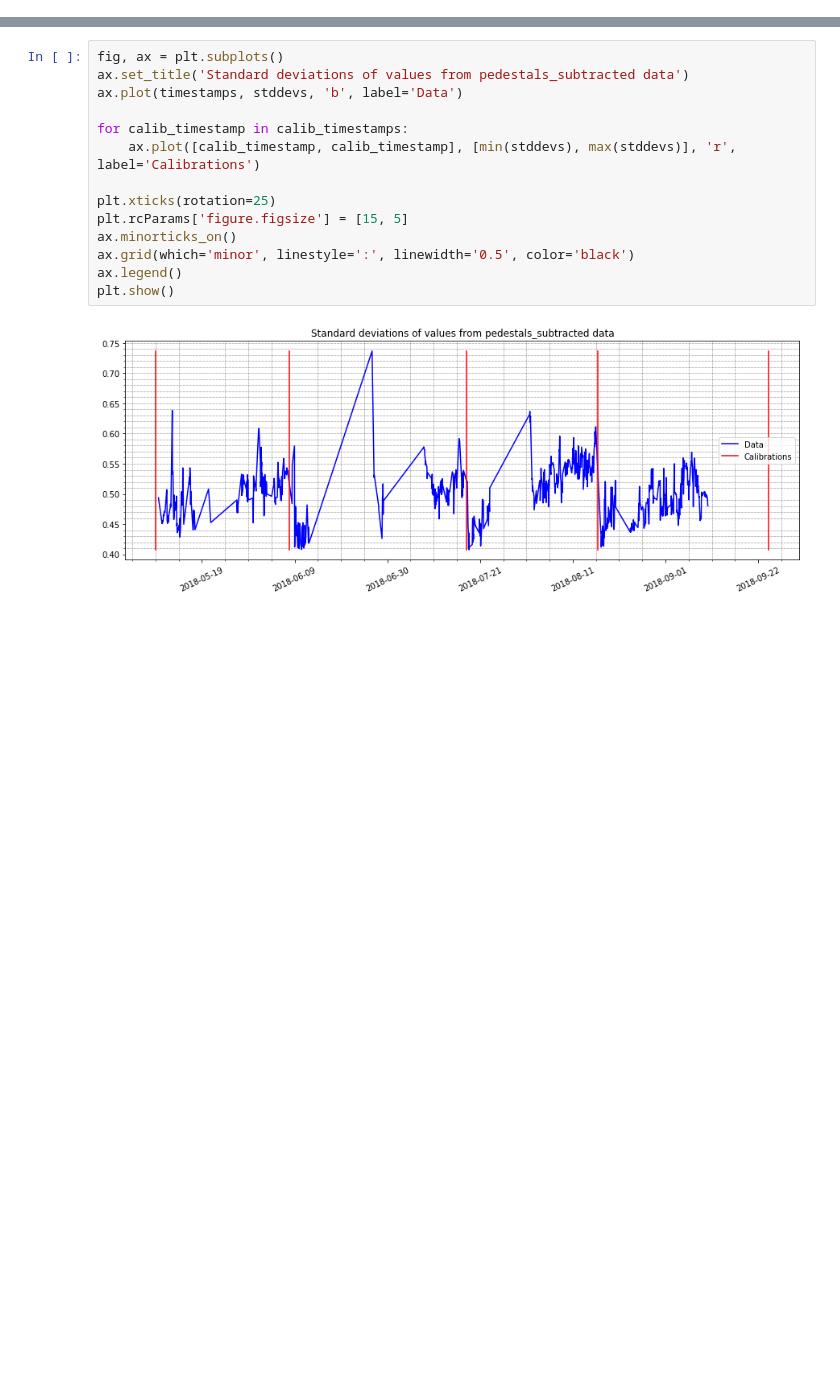
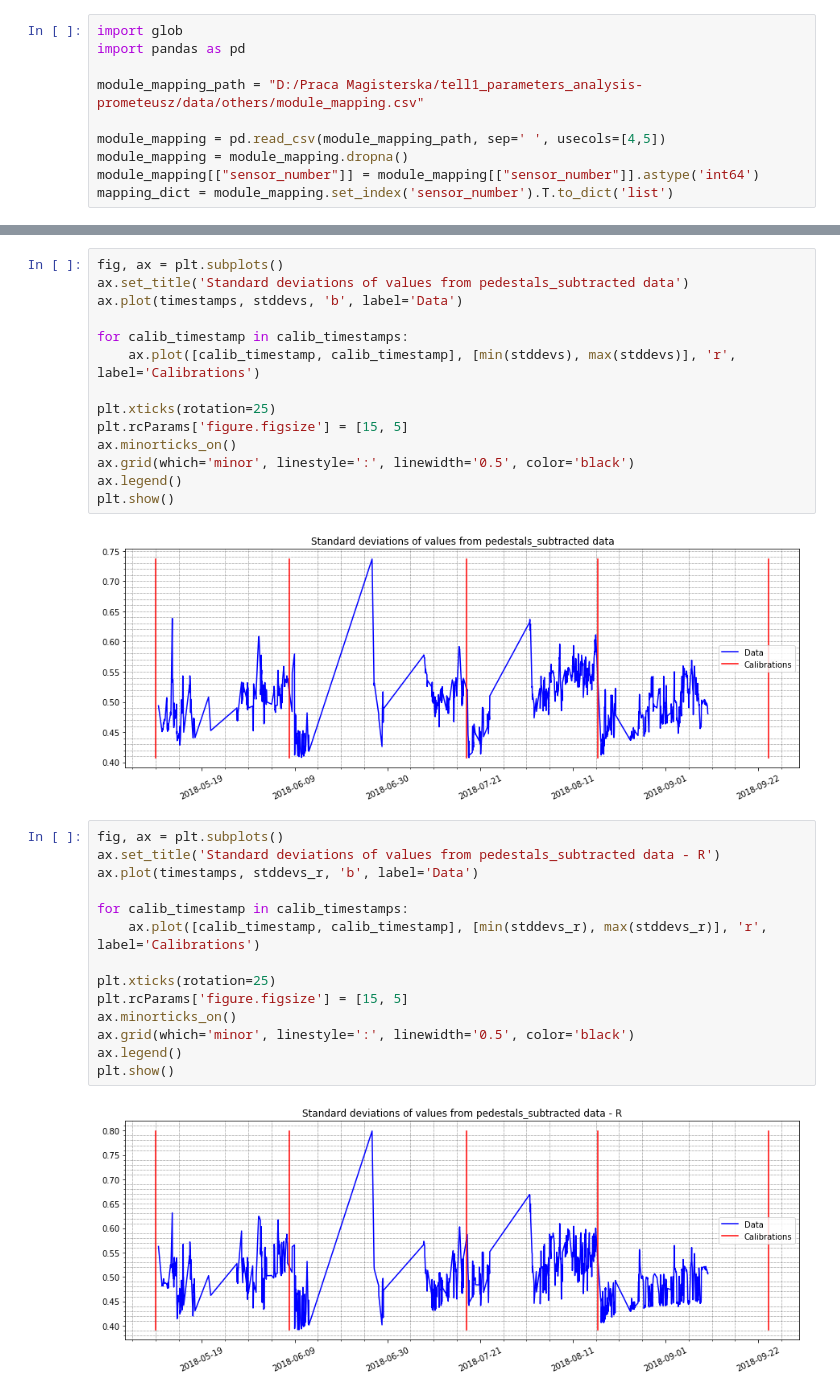
Before and after one commit to mateusz59861/praca_magisterska, a Jupyter notebook: notebooks/prepare_data.ipynb, the cells around one changed output, grey strips where cells are left out. Saved outputs shown, nothing was run; the diff lists cells and outputs as text; blank space fills up the shorter version.

```diff
--- a/notebooks/prepare_data.ipynb
+++ b/notebooks/prepare_data.ipynb
@@ -0,0 +1,10 @@
+# %%
+import glob
+import pandas as pd
+
+module_mapping_path = "D:/Praca Magisterska/tell1_parameters_analysis-prometeusz/data/others/module_mapping.csv"
+
+module_mapping = pd.read_csv(module_mapping_path, sep=' ', usecols=[4,5])
+module_mapping = module_mapping.dropna()
+module_mapping[["sensor_number"]] = module_mapping[["sensor_number"]].astype('int64')
+mapping_dict = module_mapping.set_index('sensor_number').T.to_dict('list')
@@ -83,3 +126,19 @@ ax.legend()
 plt.show()
 # %% [output]
 [figure]
+# %%
+fig, ax = plt.subplots()
+ax.set_title('Standard deviations of values from pedestals_subtracted data - R')
+ax.plot(timestamps, stddevs_r, 'b', label='Data')
+
+for calib_timestamp in calib_timestamps:
+    ax.plot([calib_timestamp, calib_timestamp], [min(stddevs_r), max(stddevs_r)], 'r', label='Calibrations')
+
+plt.xticks(rotation=25)
+plt.rcParams['figure.figsize'] = [15, 5]
+ax.minorticks_on()
+ax.grid(which='minor', linestyle=':', linewidth='0.5', color='black')
+ax.legend()
+plt.show()
+# %% [output]
+[figure, added]
```
Also changed, not shown: parts of 3 cells of this notebook, 1 other file.
